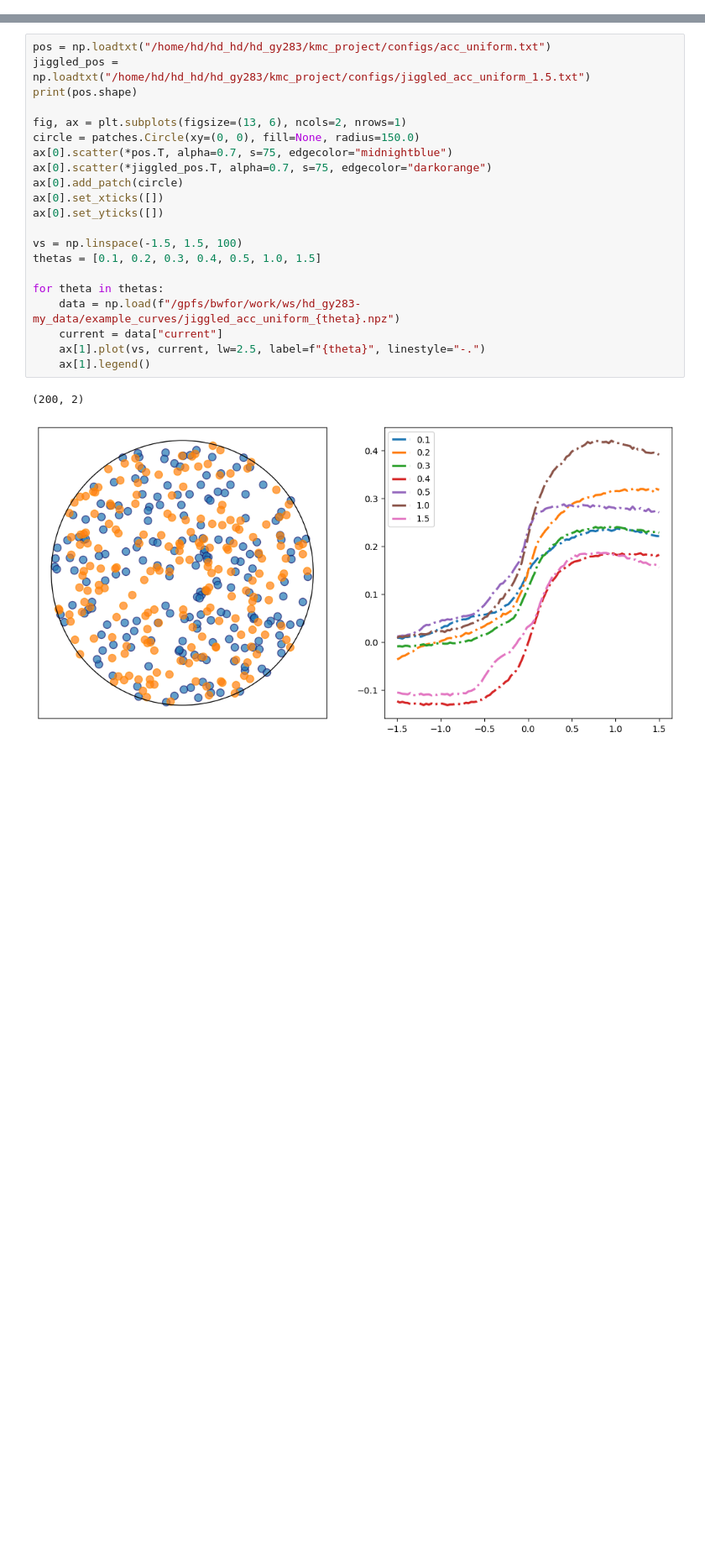
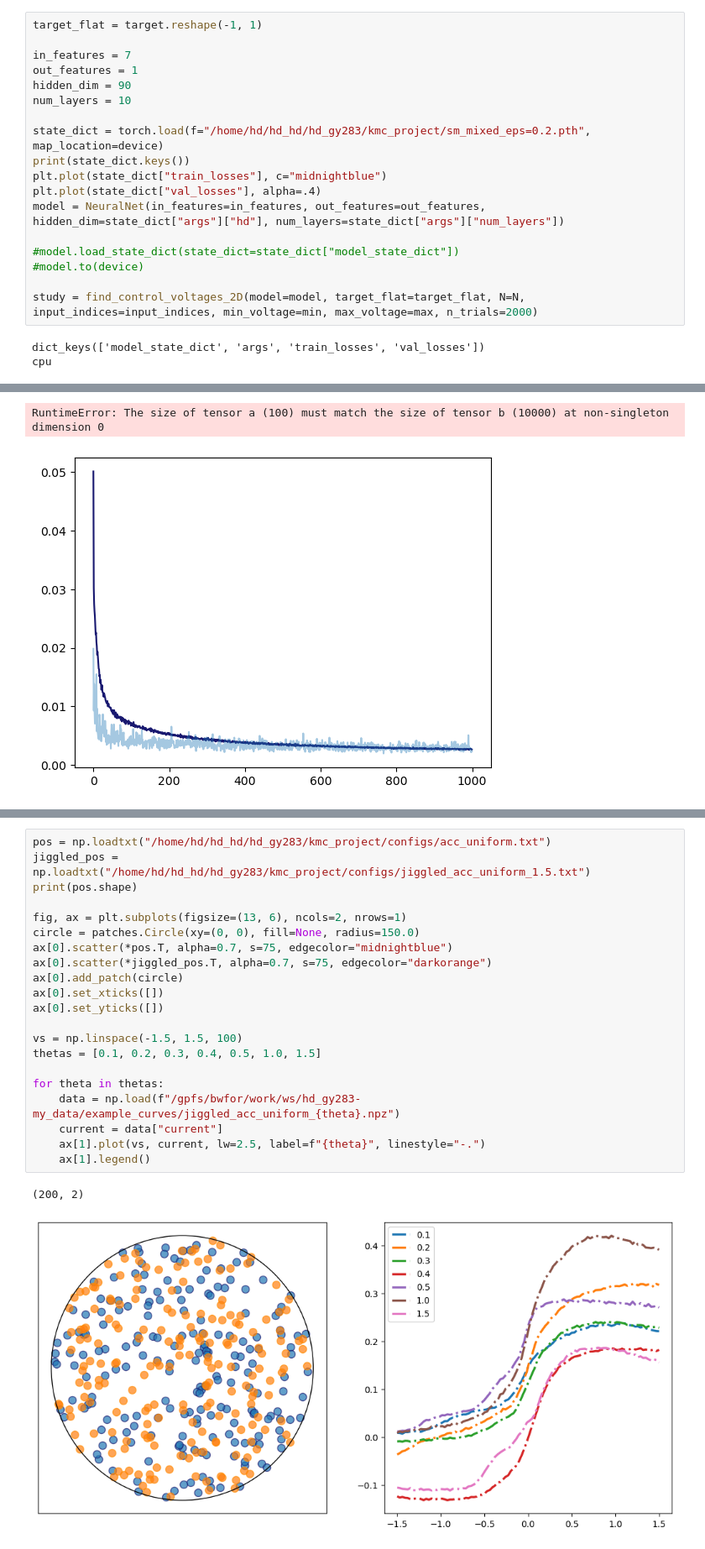
Before and after one commit to jwass1997/kmc_project, a Jupyter notebook: scripts/python_scripts/test_stuff.ipynb, the cells around one changed output, grey strips where cells are left out. Shown at 84% size. Drawn from its saved outputs; the diff is of its cells as text; blank space fills up the shorter version.

```diff
--- a/scripts/python_scripts/test_stuff.ipynb
+++ b/scripts/python_scripts/test_stuff.ipynb
@@ -15,0 +40,21 @@ print(torch.__version__)
+# %%
+target_flat = target.reshape(-1, 1)
+
+in_features = 7
+out_features = 1
+hidden_dim = 90
+num_layers = 10
+
+state_dict = torch.load(f="/home/hd/hd_hd/hd_gy283/kmc_project/sm_mixed_eps=0.2.pth", map_location=device)
+print(state_dict.keys())
+plt.plot(state_dict["train_losses"], c="midnightblue")
+plt.plot(state_dict["val_losses"], alpha=.4)
+model = NeuralNet(in_features=in_features, out_features=out_features, hidden_dim=state_dict["args"]["hd"], num_layers=state_dict["args"]["num_layers"])
+
+#model.load_state_dict(state_dict=state_dict["model_state_dict"])
+#model.to(device)
+
+study = find_control_voltages_2D(model=model, target_flat=target_flat, N=N, input_indices=input_indices, min_voltage=min, max_voltage=max, n_trials=2000)
+# %% [output]
+dict_keys(['model_state_dict', 'args', 'train_losses', 'val_losses'])
+cpu
@@ -15,0 +74,2 @@ print(torch.__version__)
+RuntimeError: The size of tensor a (100) must match the size of tensor b (10000) at non-singleton dimension 0
+[figure, added]
```
Also changed, not shown: parts of 6 cells of this notebook, 13 other files.
